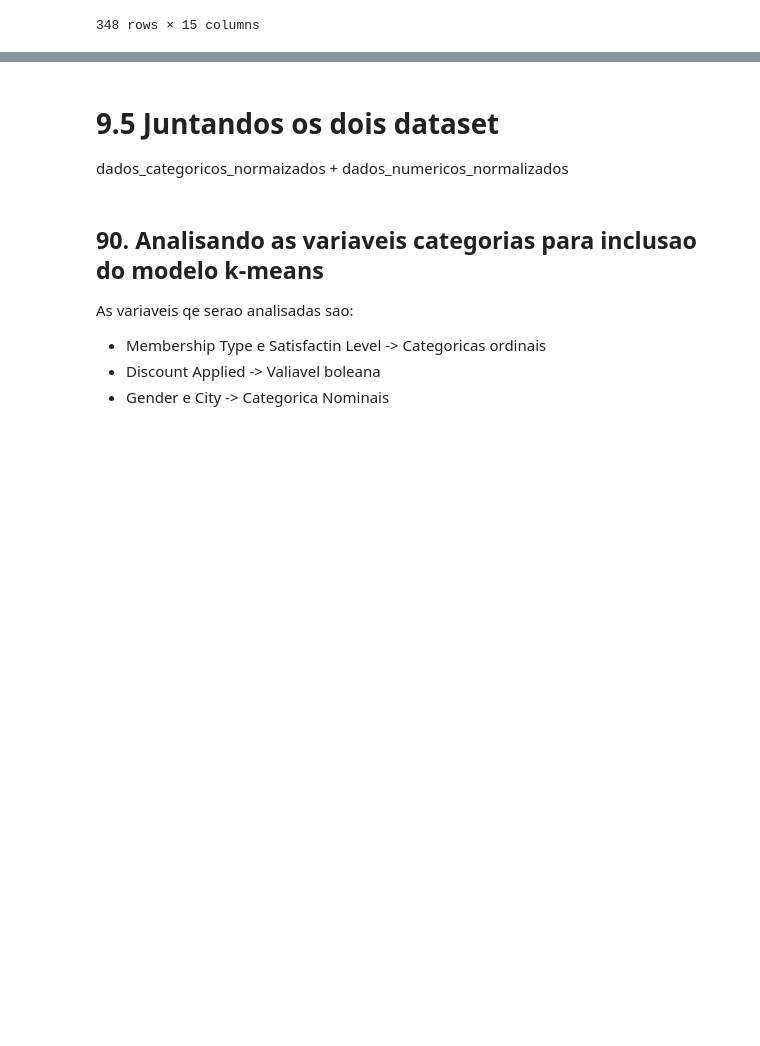
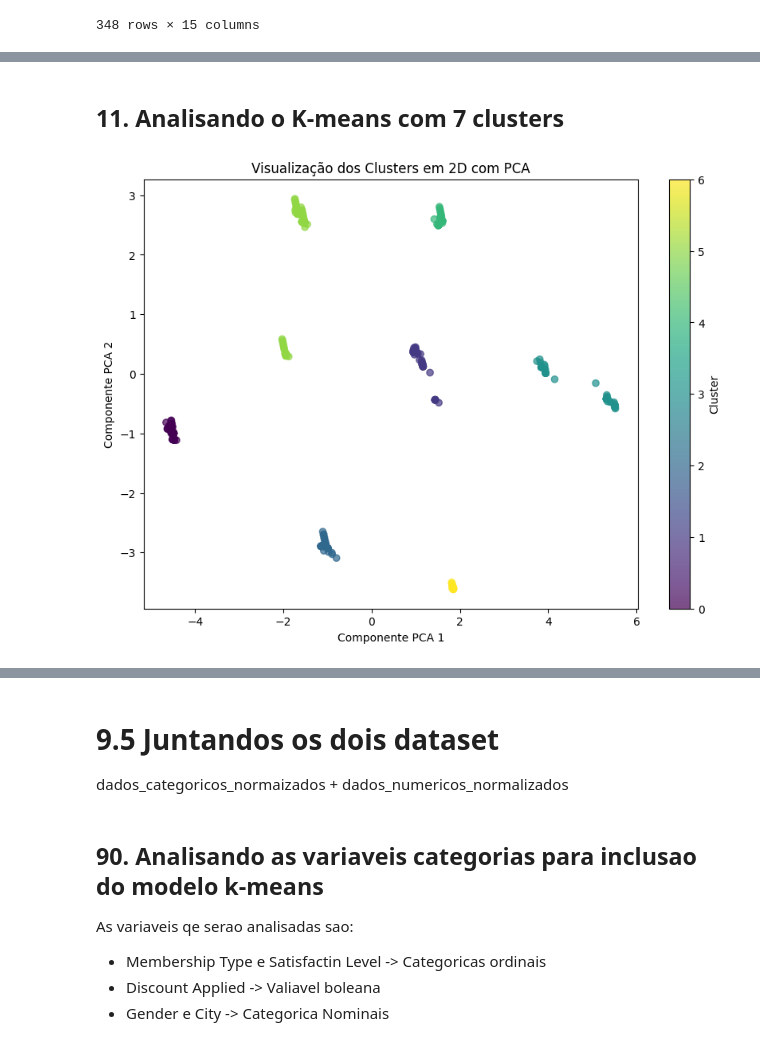
Before and after one commit to HammadN98/Segmentacao_de_Clientes_para_E-commerce, a Jupyter notebook: notebooks/E_commerce_behavior.ipynb, the cells around one changed output, grey strips where cells are left out. Saved outputs shown, nothing was run; the diff lists cells and outputs as text; code cells hidden in the pictures; blank space fills up the shorter version.

```diff
--- a/notebooks/E_commerce_behavior.ipynb
+++ b/notebooks/E_commerce_behavior.ipynb
@@ -495,0 +542,20 @@ Shape: (348, 15)
+# %% [markdown]
+## 11. Analisando o K-means com 7 clusters
+# %%
+# Executa o KMeans com K = 7
+kmeans = KMeans(n_clusters=7, random_state=42)
+cluster_labels = kmeans.fit_predict(dados)
+
+pca = PCA(n_components=2)
+componentes_pca = pca.fit_transform(dados)
+
+# Cria o scatter plot dos clusters em duas dimensões
+plt.figure(figsize=(10, 7))
+plt.scatter(componentes_pca[:, 0], componentes_pca[:, 1], c=cluster_labels, cmap='viridis', alpha=0.7)
+plt.colorbar(label='Cluster')
+plt.xlabel('Componente PCA 1')
+plt.ylabel('Componente PCA 2')
+plt.title('Visualização dos Clusters em 2D com PCA')
+plt.show()
+# %% [output]
+[figure, added]
```
Also changed, not shown: parts of 9 cells of this notebook.
